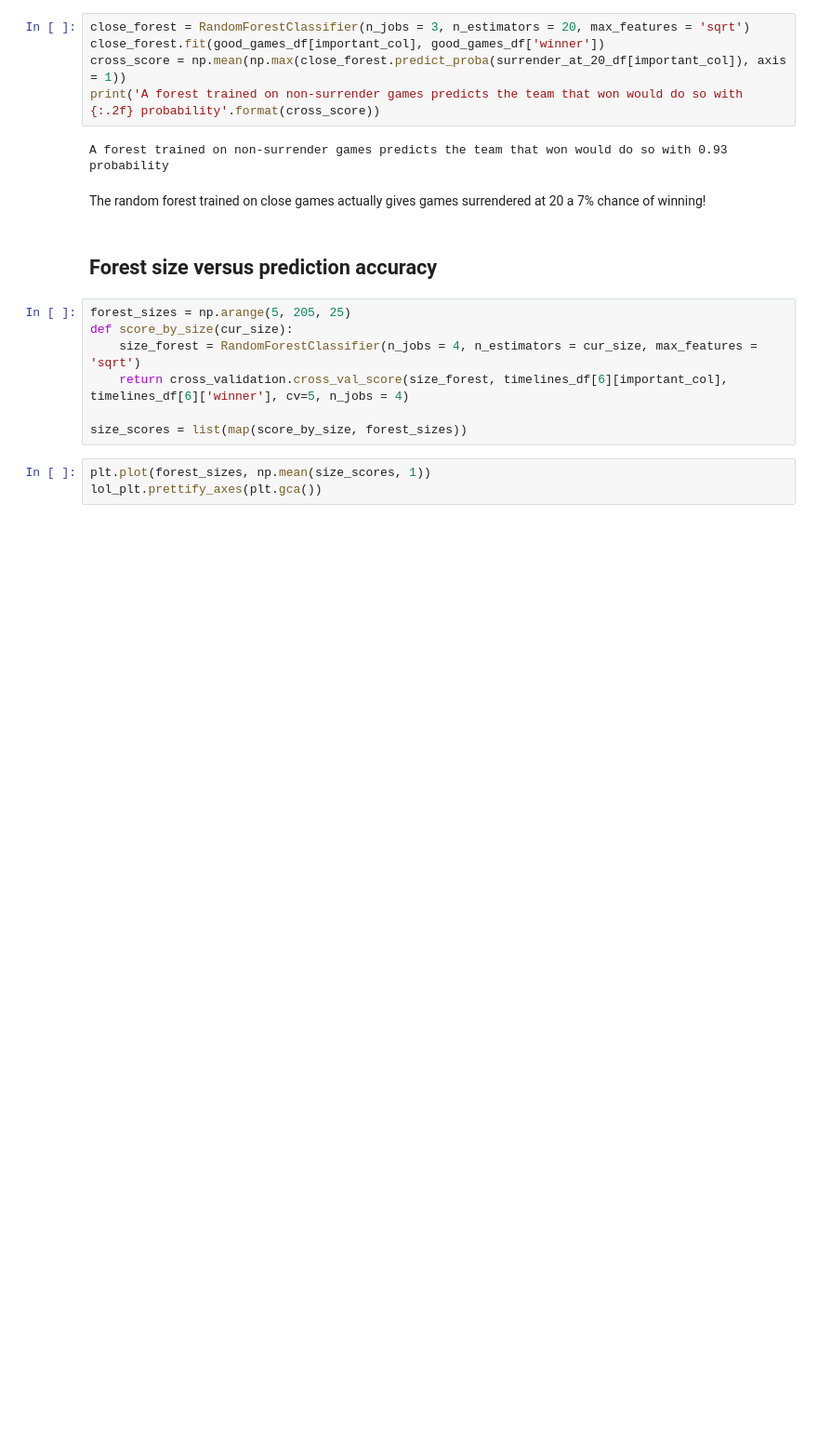
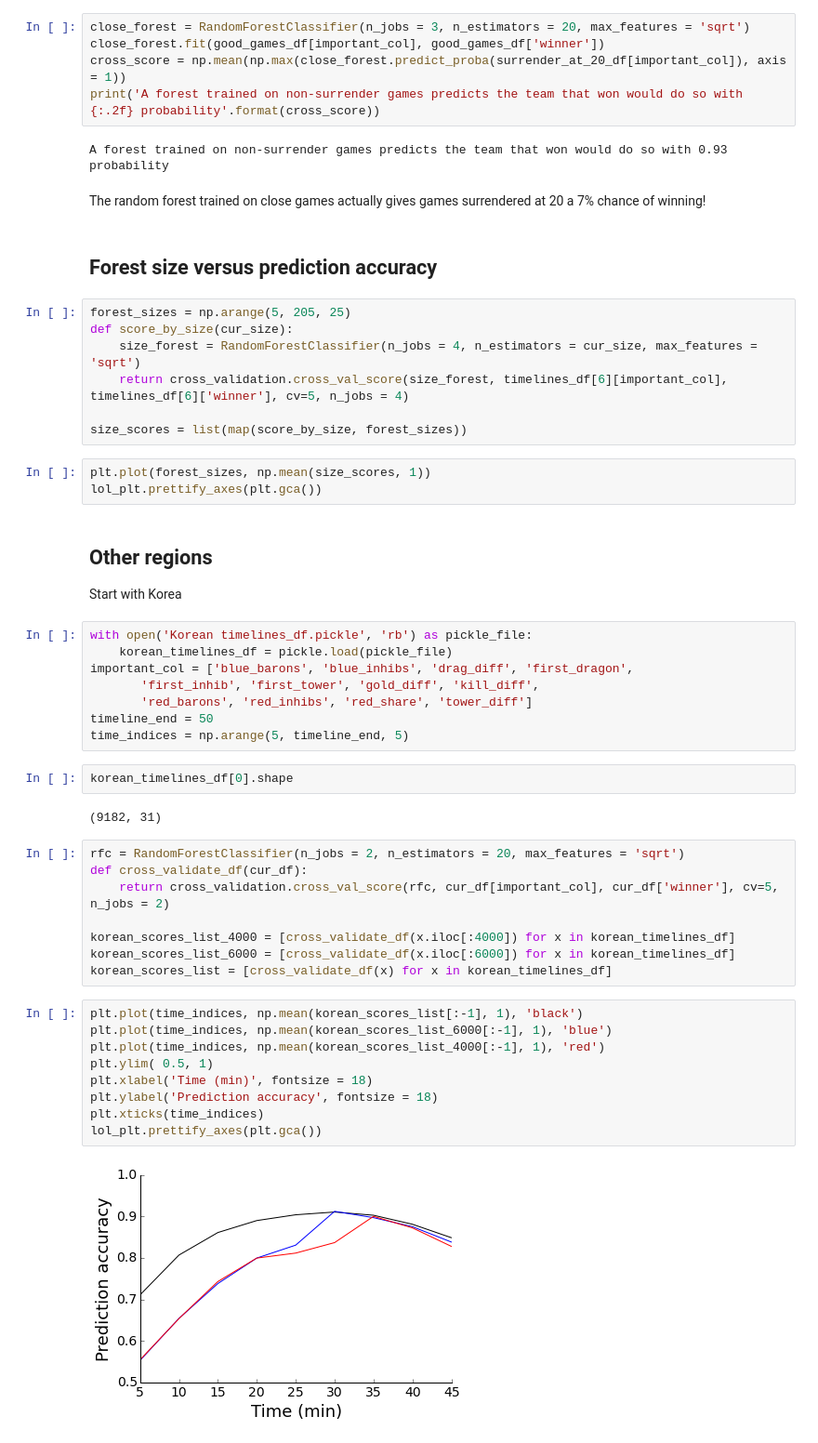
Before and after one commit to map222/lolML, a Jupyter notebook: notebooks/League of Legends.ipynb, the cells around one changed output. Shown at 93% size. Cells and saved outputs as stored; diff of their text form; blank space fills up the shorter version.

Commit message:
Started analysis for other regions

```diff
--- a/notebooks/League of Legends.ipynb
+++ b/notebooks/League of Legends.ipynb
@@ -402,3 +401,38 @@ size_scores = list(map(score_by_size, forest_sizes))
 # %%
 plt.plot(forest_sizes, np.mean(size_scores, 1))
 lol_plt.prettify_axes(plt.gca())
+# %% [markdown]
+## Other regions
+
+Start with Korea
+# %%
+with open('Korean timelines_df.pickle', 'rb') as pickle_file:
+    korean_timelines_df = pickle.load(pickle_file)
+important_col = ['blue_barons', 'blue_inhibs', 'drag_diff', 'first_dragon',
+       'first_inhib', 'first_tower', 'gold_diff', 'kill_diff',
+       'red_barons', 'red_inhibs', 'red_share', 'tower_diff']
+timeline_end = 50
+time_indices = np.arange(5, timeline_end, 5)
+# %%
+korean_timelines_df[0].shape
+# %% [output]
+(9182, 31)
+# %%
+rfc = RandomForestClassifier(n_jobs = 2, n_estimators = 20, max_features = 'sqrt')
+def cross_validate_df(cur_df):
+    return cross_validation.cross_val_score(rfc, cur_df[important_col], cur_df['winner'], cv=5, n_jobs = 2)
+
+korean_scores_list_4000 = [cross_validate_df(x.iloc[:4000]) for x in korean_timelines_df]
+korean_scores_list_6000 = [cross_validate_df(x.iloc[:6000]) for x in korean_timelines_df]
+korean_scores_list = [cross_validate_df(x) for x in korean_timelines_df]
+# %%
+plt.plot(time_indices, np.mean(korean_scores_list[:-1], 1), 'black')
+plt.plot(time_indices, np.mean(korean_scores_list_6000[:-1], 1), 'blue')
+plt.plot(time_indices, np.mean(korean_scores_list_4000[:-1], 1), 'red')
+plt.ylim( 0.5, 1)
+plt.xlabel('Time (min)', fontsize = 18)
+plt.ylabel('Prediction accuracy', fontsize = 18)
+plt.xticks(time_indices)
+lol_plt.prettify_axes(plt.gca())
+# %% [output]
+[figure, added]
```
Also changed, not shown: parts of 1 cell of this notebook.
